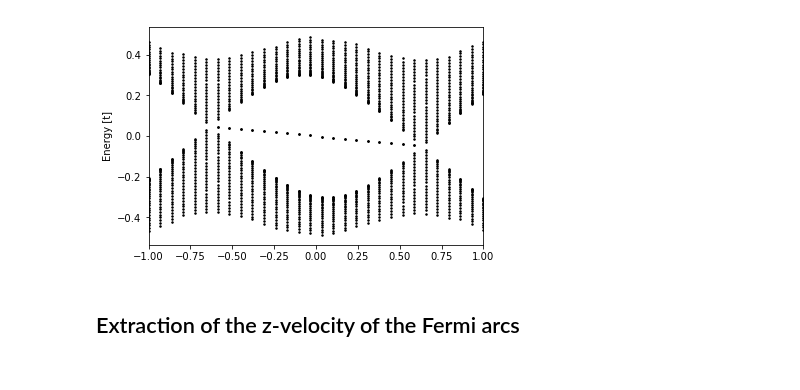
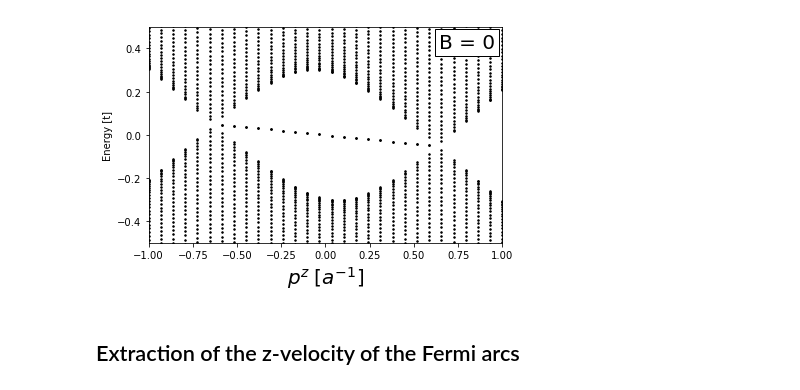
Before and after one commit to Artem-Ivashko/Vazifeh-Franz-magnetic-field, a Jupyter notebook: BBL-set-2.ipynb, the cells around one changed output. Saved outputs shown, nothing was run; the diff lists cells and outputs as text; code cells hidden in the pictures.

```diff
--- a/BBL-set-2.ipynb
+++ b/BBL-set-2.ipynb
@@ -27,15 +27,22 @@ ParametersDefault = diagonalizer.SimpleNamespace( tp=2., t=1., tzp=1., tz=1., M0
 pzMin = -1
 pzMax = 1
 pzCount = 30
-# %%
-params = copy(ParametersDefault)
-
-evals, evecs = pSweep_1D( fsys_1D, params, pzMin, pzMax, pCount=pzCount, yORzSweep = 'pzSweep')
-spectrum_plot_1D(evals,pzMin,pzMax,pzCount)
-
-del params, evals, evecs
-# %% [output]
-[figure, removed]
+# %%
+fsys_300 = diagonalizer.FinalizedSystem_1D(300)
+params = copy(ParametersDefault)
+
+evals, evecs = pSweep_1D(fsys_300, params, pzMin, pzMax, pCount=pzCount, yORzSweep = 'pzSweep')
+plt = spectrum_plot_1D(evals,pzMin,pzMax,pzCount, ShowPlot = False)
+plt.xlabel('$p^z \; [a^{-1}]$', fontsize = 20)
+plt.ylim(-0.5, 0.5)
+plt.text(0.8, 0.4, 'B = 0', fontsize = 20, horizontalalignment='center', bbox=dict(facecolor='white', alpha=1.))
+plt.tight_layout()
+plt.savefig('images/WeylCones_BBLSet2.eps')
+plt.show()
+
+del fsys_300, params, evals, evecs
+# %% [output]
+[figure, added]
 # %% [markdown]
 ## Extraction of the z-velocity of the Fermi arcs
 # %% [markdown]
```
Also changed, not shown: parts of 2 cells of this notebook, 2 other files.
